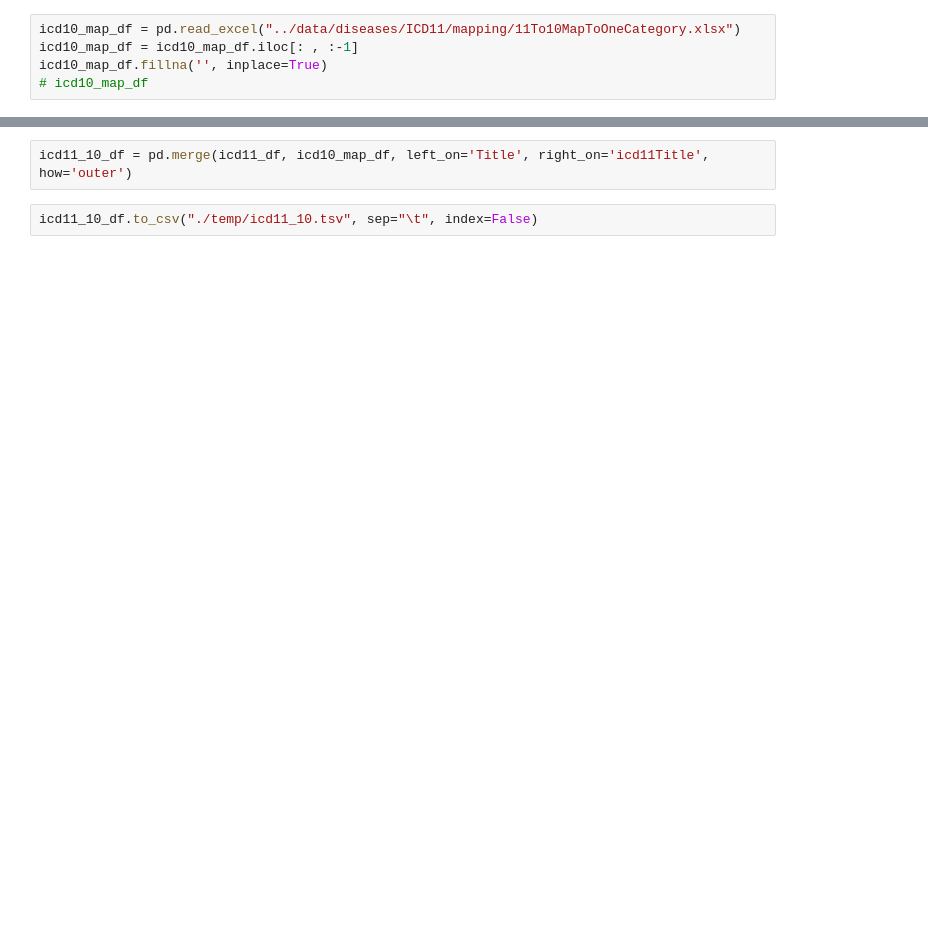
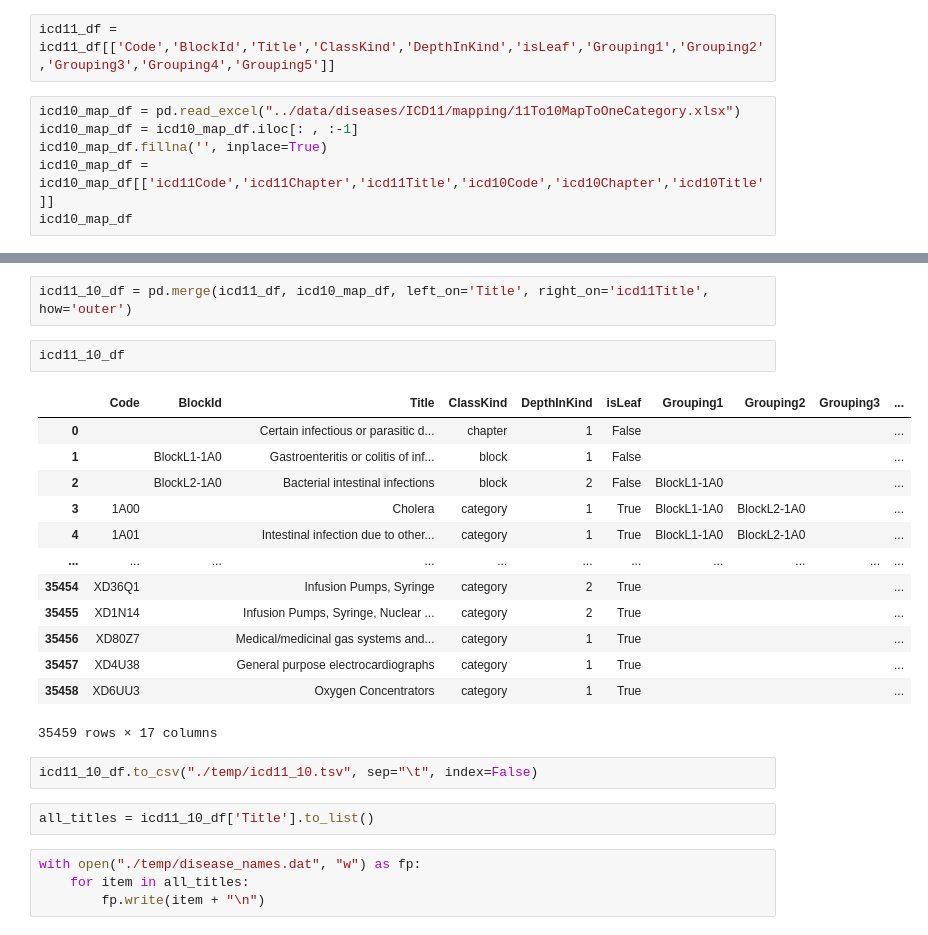
Before and after one commit to rangan2510/InteractDb-rc2, a Jupyter notebook: parser/icd-11-parser.ipynb, the cells around one changed output, grey strips where cells are left out. Saved outputs shown, nothing was run; the diff lists cells and outputs as text; blank space fills up the shorter version.

```diff
--- a/parser/icd-11-parser.ipynb
+++ b/parser/icd-11-parser.ipynb
@@ -10,5 +22,8 @@ icd11_df['Title'] = [x.strip('- ') for x in icd11_df.Title.to_list()]
+# %%
+icd11_df = icd11_df[['Code','BlockId','Title','ClassKind','DepthInKind','isLeaf','Grouping1','Grouping2','Grouping3','Grouping4','Grouping5']]
 # %%
 icd10_map_df = pd.read_excel("../data/diseases/ICD11/mapping/11To10MapToOneCategory.xlsx")
 icd10_map_df = icd10_map_df.iloc[: , :-1]
 icd10_map_df.fillna('', inplace=True)
-# icd10_map_df
+icd10_map_df = icd10_map_df[['icd11Code','icd11Chapter','icd11Title','icd10Code','icd10Chapter','icd10Title']]
+icd10_map_df
@@ -15,4 +44,26 @@ icd10_map_df.fillna('', inplace=True)
 # %%
 icd11_10_df = pd.merge(icd11_df, icd10_map_df, left_on='Title', right_on='icd11Title', how='outer')
+# %%
+icd11_10_df
+# %% [output]
+|  | Code | BlockId | Title | ClassKind | DepthInKind | isLeaf | Grouping1 | Grouping2 | Grouping3 | ... |
+| 0 |  |  | Certain infectious or parasitic d... | chapter | 1 | False |  |  |  | ... |
+| 1 |  | BlockL1-1A0 | Gastroenteritis or colitis of inf... | block | 1 | False |  |  |  | ... |
+| 2 |  | BlockL2-1A0 | Bacterial intestinal infections | block | 2 | False | BlockL1-1A0 |  |  | ... |
+| 3 | 1A00 |  | Cholera | category | 1 | True | BlockL1-1A0 | BlockL2-1A0 |  | ... |
+| 4 | 1A01 |  | Intestinal infection due to other... | category | 1 | True | BlockL1-1A0 | BlockL2-1A0 |  | ... |
+| ... | ... | ... | ... | ... | ... | ... | ... | ... | ... | ... |
+| 35454 | XD36Q1 |  | Infusion Pumps, Syringe | category | 2 | True |  |  |  | ... |
+| 35455 | XD1N14 |  | Infusion Pumps, Syringe, Nuclear ... | category | 2 | True |  |  |  | ... |
+| 35456 | XD80Z7 |  | Medical/medicinal gas systems and... | category | 1 | True |  |  |  | ... |
+| 35457 | XD4U38 |  | General purpose electrocardiographs | category | 1 | True |  |  |  | ... |
+| 35458 | XD6UU3 |  | Oxygen Concentrators | category | 1 | True |  |  |  | ... |
+35459 rows × 17 columns
 # %%
 icd11_10_df.to_csv("./temp/icd11_10.tsv", sep="\t", index=False)
+# %%
+all_titles = icd11_10_df['Title'].to_list()
+# %%
+with open("./temp/disease_names.dat", "w") as fp:
+    for item in all_titles:
+        fp.write(item + "\n")
```
Also changed, not shown: parts of 3 cells of this notebook, 13 other files.
